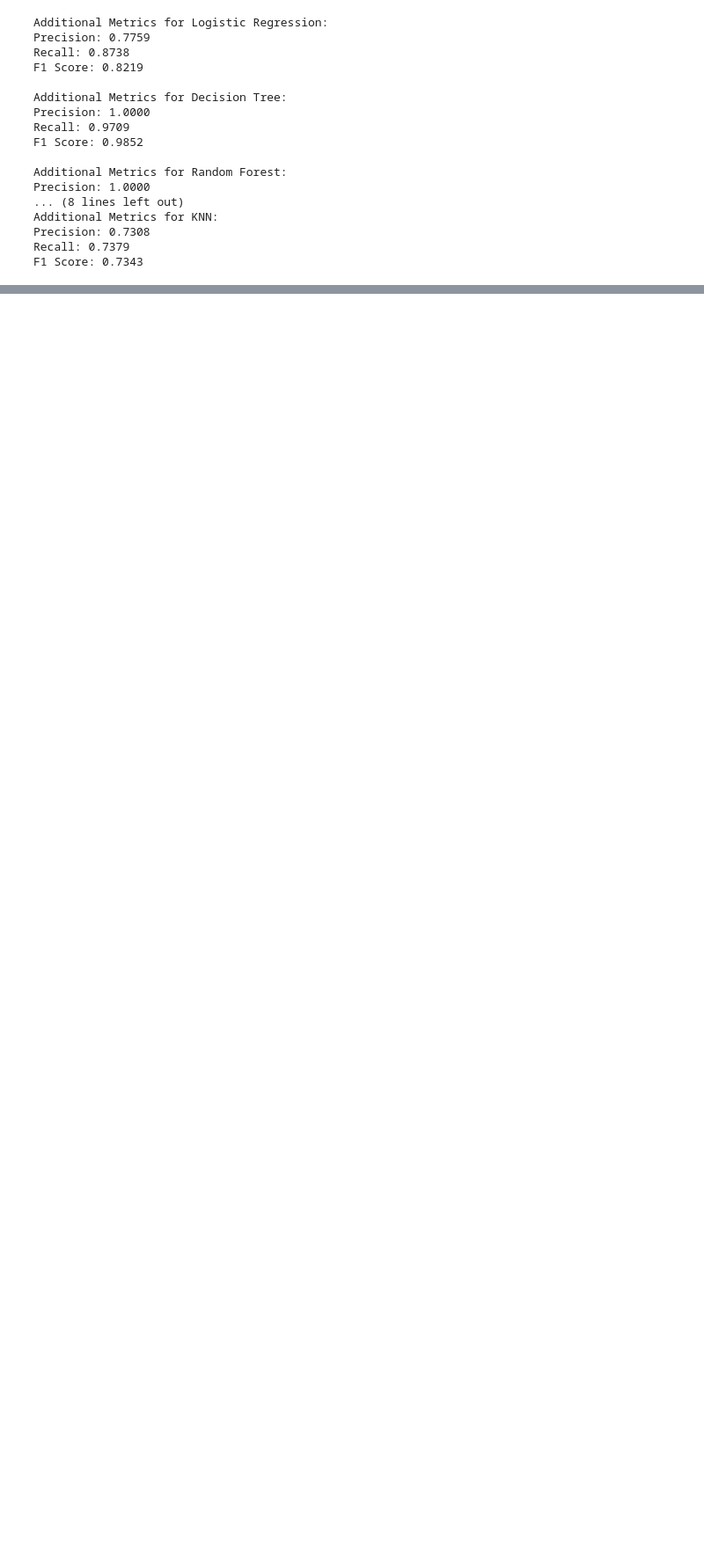
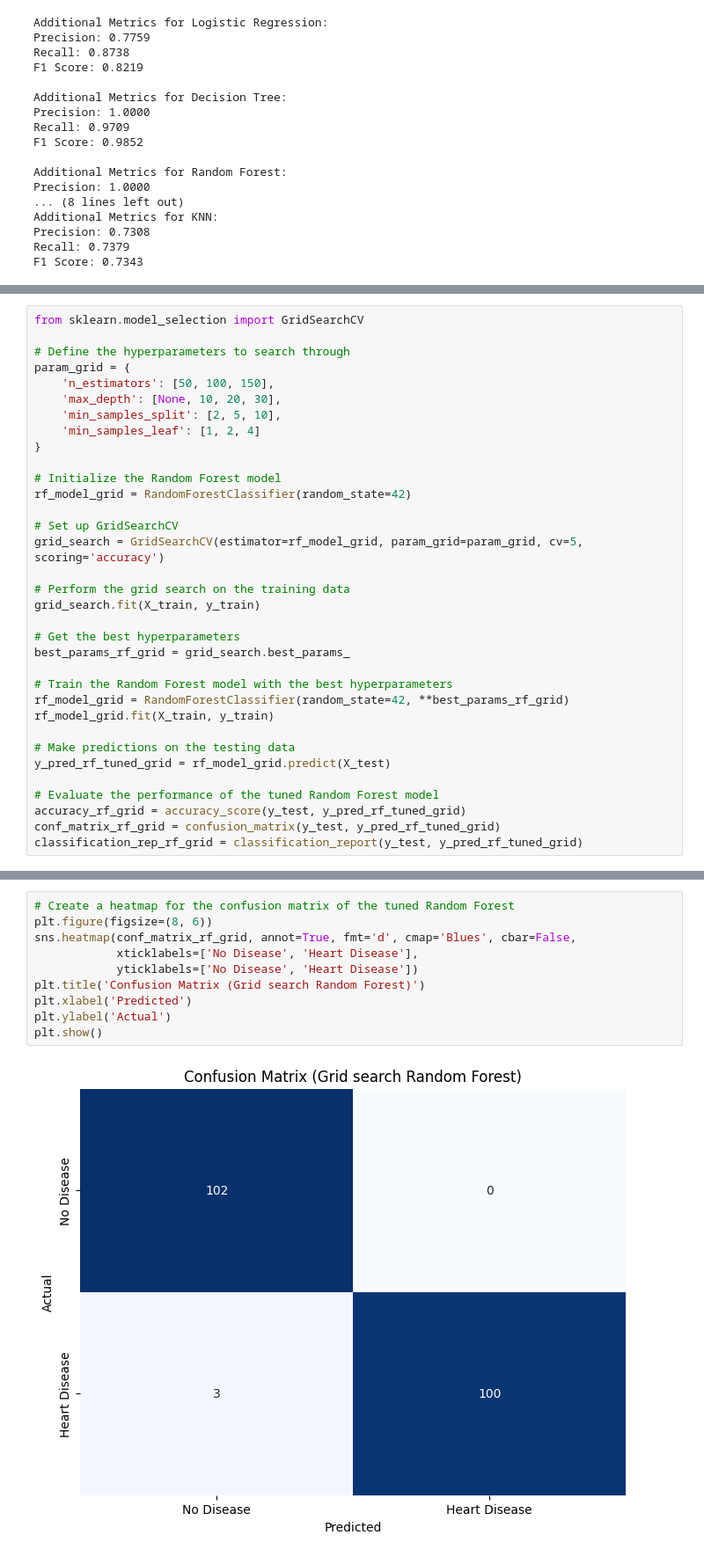
Before and after one commit to Viswajith-m/Heart-disease-prediction-ML, a Jupyter notebook: HD_prediction.ipynb, the cells around one changed output, grey strips where cells are left out. Shown at 88% size. Drawn from its saved outputs; the diff is of its cells as text; blank space fills up the shorter version.

Commit message:
done hyperparameter tuning

```diff
--- a/HD_prediction.ipynb
+++ b/HD_prediction.ipynb
@@ -522,0 +549,34 @@ F1 Score: 0.7343
+# %%
+from sklearn.model_selection import GridSearchCV
+
+# Define the hyperparameters to search through
+param_grid = {
+    'n_estimators': [50, 100, 150],
+    'max_depth': [None, 10, 20, 30],
+    'min_samples_split': [2, 5, 10],
+    'min_samples_leaf': [1, 2, 4]
+}
+
+# Initialize the Random Forest model
+rf_model_grid = RandomForestClassifier(random_state=42)
+
+# Set up GridSearchCV
+grid_search = GridSearchCV(estimator=rf_model_grid, param_grid=param_grid, cv=5, scoring='accuracy')
+
+# Perform the grid search on the training data
+grid_search.fit(X_train, y_train)
+
+# Get the best hyperparameters
+best_params_rf_grid = grid_search.best_params_
+
+# Train the Random Forest model with the best hyperparameters
+rf_model_grid = RandomForestClassifier(random_state=42, **best_params_rf_grid)
+rf_model_grid.fit(X_train, y_train)
+
+# Make predictions on the testing data
+y_pred_rf_tuned_grid = rf_model_grid.predict(X_test)
+
+# Evaluate the performance of the tuned Random Forest model
+accuracy_rf_grid = accuracy_score(y_test, y_pred_rf_tuned_grid)
+conf_matrix_rf_grid = confusion_matrix(y_test, y_pred_rf_tuned_grid)
+classification_rep_rf_grid = classification_report(y_test, y_pred_rf_tuned_grid)
@@ -522,0 +601,12 @@ F1 Score: 0.7343
+# %%
+# Create a heatmap for the confusion matrix of the tuned Random Forest
+plt.figure(figsize=(8, 6))
+sns.heatmap(conf_matrix_rf_grid, annot=True, fmt='d', cmap='Blues', cbar=False,
+            xticklabels=['No Disease', 'Heart Disease'],
+            yticklabels=['No Disease', 'Heart Disease'])
+plt.title('Confusion Matrix (Grid search Random Forest)')
+plt.xlabel('Predicted')
+plt.ylabel('Actual')
+plt.show()
+# %% [output]
+[figure, added]
```
Also changed, not shown: parts of 21 cells of this notebook.
